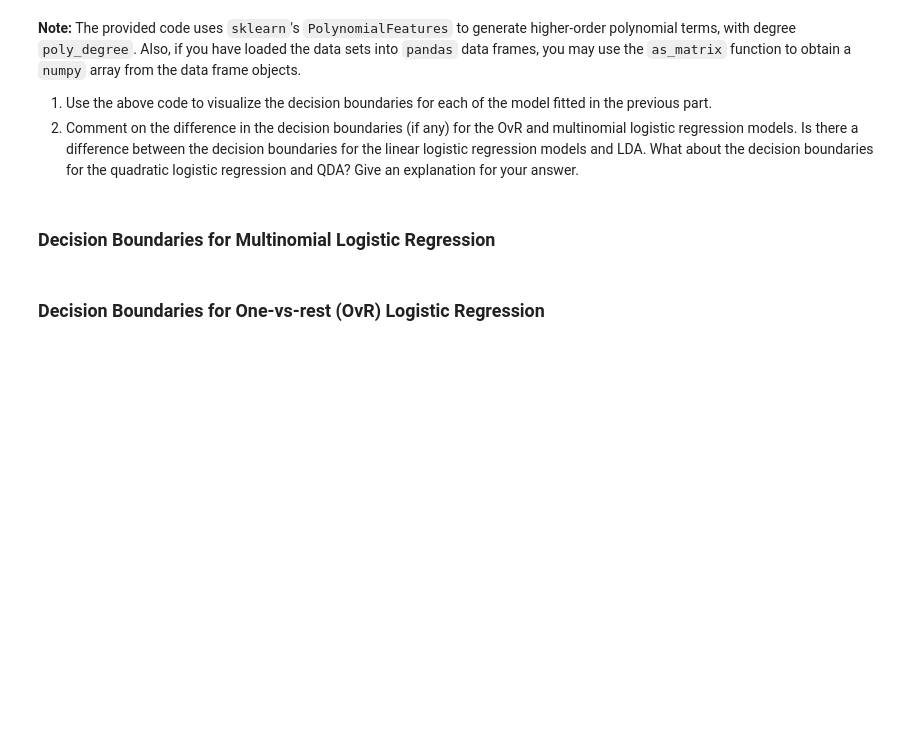
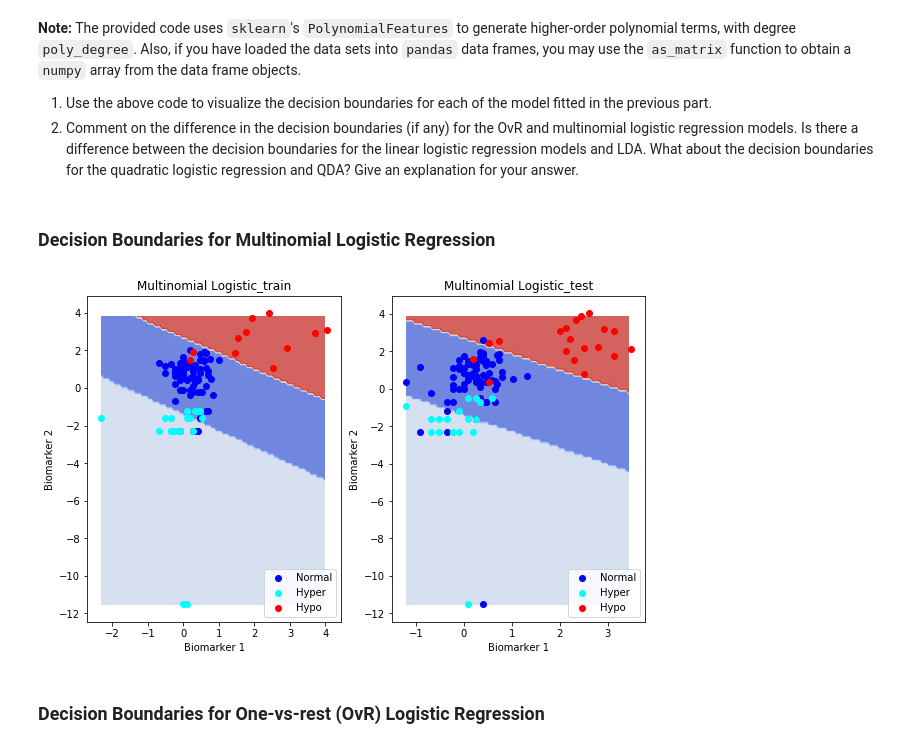
Before and after one commit to syj19950301/Data_Science_1, a Jupyter notebook: cs109a_hw7_submission.ipynb, the cells around one changed output. Cells and saved outputs as stored; diff of their text form; code cells hidden in the pictures; blank space fills up the shorter version.

```diff
--- a/cs109a_hw7_submission.ipynb
+++ b/cs109a_hw7_submission.ipynb
@@ -371,6 +403,7 @@ def plot_decision_boundary(x, y, model, title, ax, poly_degree=None):
     ax.set_title(title)
     ax.set_xlabel('Biomarker 1')
     ax.set_ylabel('Biomarker 2')
+    ax.legend(loc=4)
 # %% [markdown]
 **Note:** The provided code uses `sklearn`'s `PolynomialFeatures` to generate higher-order polynomial terms, with degree `poly_degree`.
 Also, if you have loaded the data sets into `pandas` data frames, you may use the `as_matrix` function to obtain a `numpy` array from the data frame objects.
@@ -379,5 +412,13 @@ Also, if you have loaded the data sets into `pandas` data frames, you may use th
 2. Comment on the difference in the decision boundaries (if any) for the OvR and multinomial logistic regression models. Is there a difference between the decision boundaries for the linear logistic regression models and LDA. What about the decision boundaries for the quadratic logistic regression and QDA? Give an explanation for your answer.
 # %% [markdown]
 ### Decision Boundaries for Multinomial Logistic Regression
+# %%
+log_mul = LogisticRegression(penalty="l2", solver="lbfgs", C=10, fit_intercept=True, multi_class="multinomial")
+log_mul.fit(X_train, y_train)
+fig, (ax1, ax2) = plt.subplots(1, 2, figsize=(10,6))
+plot_decision_boundary(X_train.as_matrix(), y_train.as_matrix(), log_mul, "Multinomial Logistic_train", ax1)
+plot_decision_boundary(X_test.as_matrix(), y_test.as_matrix(), log_mul, "Multinomial Logistic_test", ax2)
+# %% [output]
+[figure, added]
 # %% [markdown]
 ### Decision Boundaries for One-vs-rest (OvR) Logistic Regression
```
Also changed, not shown: parts of 12 cells of this notebook.
